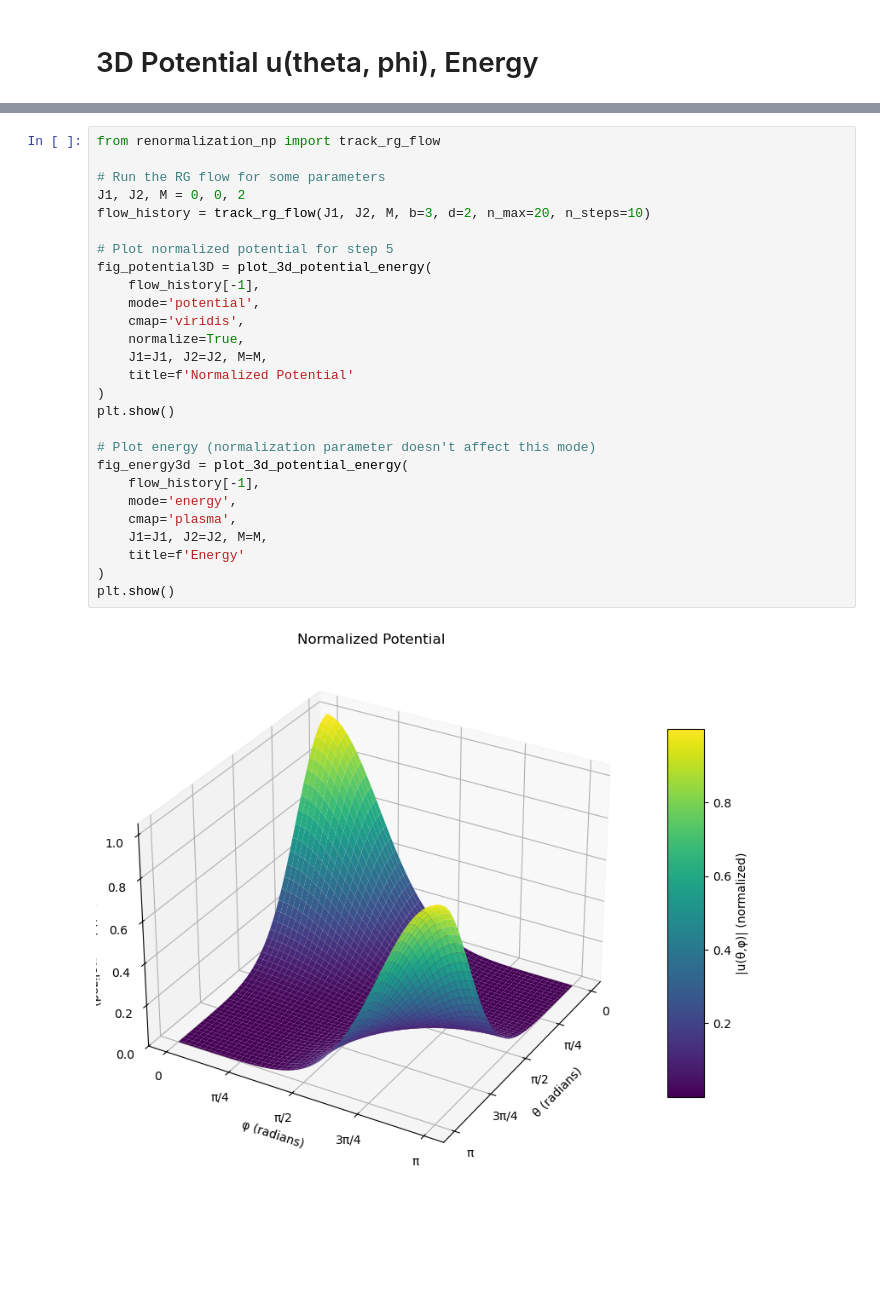
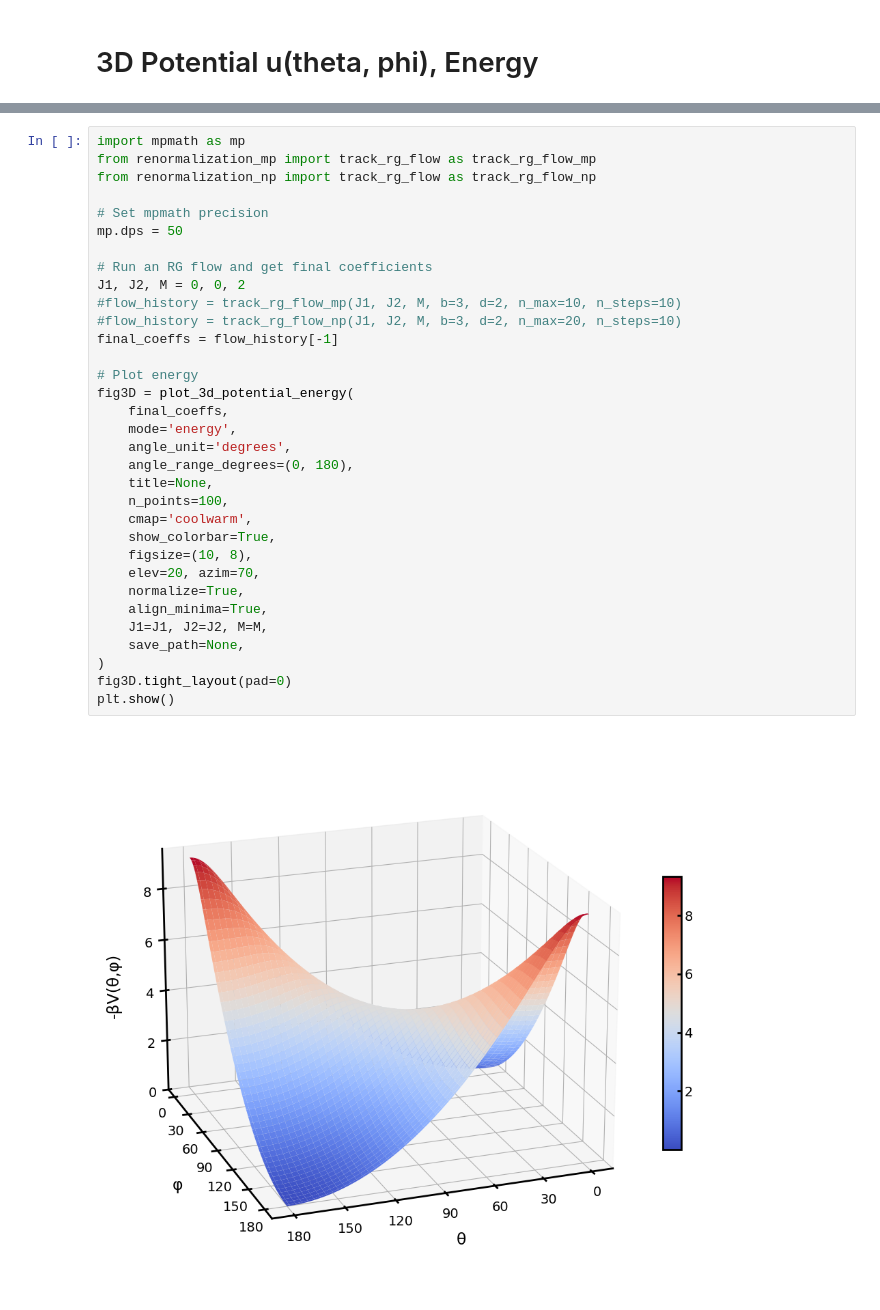
Before and after one commit to erbilcanartun/continuous-ashkin-teller, a Jupyter notebook: potential_and_energy.ipynb, the cells around one changed output, grey strips where cells are left out. Cells and saved outputs as stored; diff of their text form; blank space fills up the shorter version.

Commit message:
Add various functionalities to 2D and 3D plotting functions

```diff
--- a/potential_and_energy.ipynb
+++ b/potential_and_energy.ipynb
@@ -391,29 +739,35 @@ def plot_3d_potential_energy(lambda_nm, mode='potential', title=None, n_points=1
 # %%
-from renormalization_np import track_rg_flow
+import mpmath as mp
+from renormalization_mp import track_rg_flow as track_rg_flow_mp
+from renormalization_np import track_rg_flow as track_rg_flow_np
 
-# Run the RG flow for some parameters
+# Set mpmath precision
+mp.dps = 50
+
+# Run an RG flow and get final coefficients
 J1, J2, M = 0, 0, 2
-flow_history = track_rg_flow(J1, J2, M, b=3, d=2, n_max=20, n_steps=10)
+#flow_history = track_rg_flow_mp(J1, J2, M, b=3, d=2, n_max=10, n_steps=10)
+#flow_history = track_rg_flow_np(J1, J2, M, b=3, d=2, n_max=20, n_steps=10)
+final_coeffs = flow_history[-1]
 
-# Plot normalized potential for step 5
-fig_potential3D = plot_3d_potential_energy(
-    flow_history[-1],
-    mode='potential',
-    cmap='viridis',
+# Plot energy
+fig3D = plot_3d_potential_energy(
+    final_coeffs,
+    mode='energy',
+    angle_unit='degrees',
+    angle_range_degrees=(0, 180),
+    title=None,
+    n_points=100,
+    cmap='coolwarm',
+    show_colorbar=True,
+    figsize=(10, 8),
+    elev=20, azim=70,
     normalize=True,
+    align_minima=True,
     J1=J1, J2=J2, M=M,
-    title=f'Normalized Potential'
+    save_path=None,
 )
+fig3D.tight_layout(pad=0)
 plt.show()
-
-# Plot energy (normalization parameter doesn't affect this mode)
-fig_energy3d = plot_3d_potential_energy(
-    flow_history[-1],
-    mode='energy',
-    cmap='plasma',
-    J1=J1, J2=J2, M=M,
-    title=f'Energy'
-)
-plt.show()
 # %% [output]
-[figure, old version]
+[figure, new version]
```
Also changed, not shown: parts of 9 cells of this notebook.
